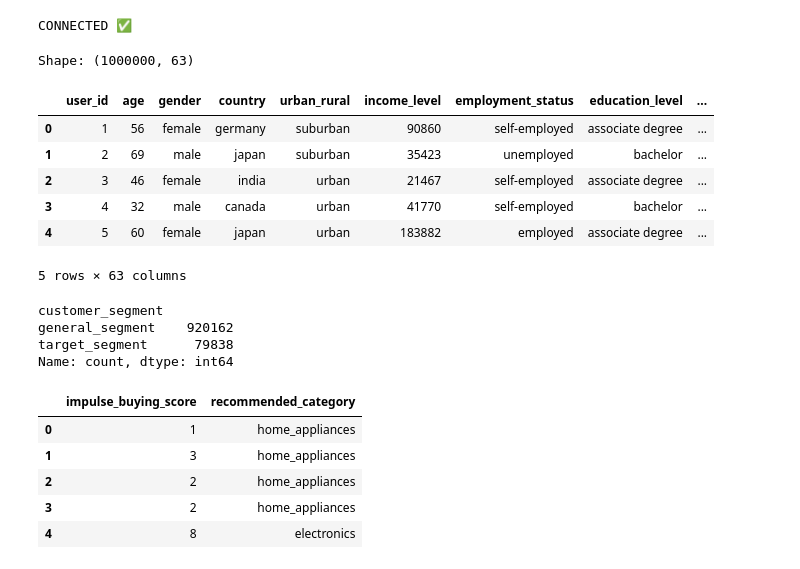
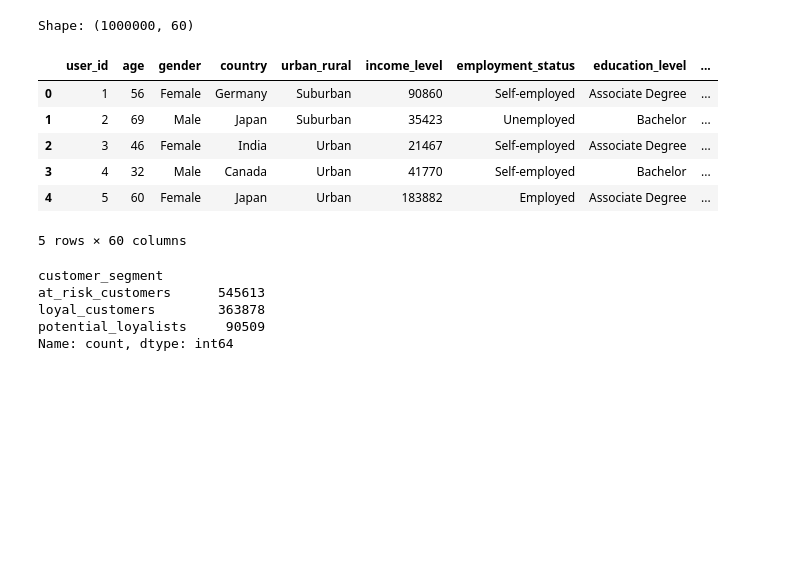
Before and after one commit to nandinisaitangella-tech/ecommerce_recommendation_project, a Jupyter notebook: notebooks/step3_segmentation_recommendation.ipynb, the cells around one changed output. Drawn from its saved outputs; the diff is of its cells as text; code cells hidden in the pictures; blank space fills up the shorter version.

Commit message:
Updated segmentation and renamed Step 4 to customer segment performance analysis

```diff
--- a/notebooks/step3_segmentation_recommendation.ipynb
+++ b/notebooks/step3_segmentation_recommendation.ipynb
@@ -5,47 +7,47 @@ import urllib.parse
 # %%
-password = urllib.parse.quote_plus("N@ndini2005")
+load_dotenv()
+
+DB_USER = os.getenv("DB_USER")
+DB_PASS = os.getenv("DB_PASS")
+DB_HOST = os.getenv("DB_HOST")
+DB_NAME = os.getenv("DB_NAME")
 
 engine = create_engine(
-    f"postgresql+psycopg2://postgres:{password}@localhost:5432/ecommerce_db"
+    f"postgresql+psycopg2://{DB_USER}:{DB_PASS}@{DB_HOST}:5432/{DB_NAME}"
 )
-
-conn = engine.connect()
-print("CONNECTED ✅")
-conn.close()
-# %% [output]
-CONNECTED ✅
 # %%
-df = pd.read_sql("SELECT * FROM customer_behavior_cleaned", engine)
+df = pd.read_sql("SELECT * FROM customer_behavior_raw", engine)
 
 print("Shape:", df.shape)
 df.head()
 # %% [output]
-Shape: (1000000, 63)
+Shape: (1000000, 60)
 |  | user_id | age | gender | country | urban_rural | income_level | employment_status | education_level | ... |
-| 0 | 1 | 56 | female | germany | suburban | 90860 | self-employed | associate degree | ... |
-| 1 | 2 | 69 | male | japan | suburban | 35423 | unemployed | bachelor | ... |
-| 2 | 3 | 46 | female | india | urban | 21467 | self-employed | associate degree | ... |
-| 3 | 4 | 32 | male | canada | urban | 41770 | self-employed | bachelor | ... |
-| 4 | 5 | 60 | female | japan | urban | 183882 | employed | associate degree | ... |
+| 0 | 1 | 56 | Female | Germany | Suburban | 90860 | Self-employed | Associate Degree | ... |
+| 1 | 2 | 69 | Male | Japan | Suburban | 35423 | Unemployed | Bachelor | ... |
+| 2 | 3 | 46 | Female | India | Urban | 21467 | Self-employed | Associate Degree | ... |
+| 3 | 4 | 32 | Male | Canada | Urban | 41770 | Self-employed | Bachelor | ... |
+| 4 | 5 | 60 | Female | Japan | Urban | 183882 | Employed | Associate Degree | ... |
-5 rows × 63 columns
+5 rows × 60 columns
 # %%
-# High engagement flag
-df["high_engagement"] = df["engagement_score"] > df["engagement_score"].median()
 
-# Customer segment logic
-df["customer_segment"] = df.apply(
-    lambda row: "target_segment"
-    if row["age_group"] == "26-35" and row["high_engagement"]
-    else "general_segment",
-    axis=1
-)
+import numpy as np
 
-df["customer_segment"].value_counts()
+impulse_median = df["impulse_buying_score"].median()
+
+conditions = [
+    df["impulse_buying_score"] > impulse_median * 1.2,
+    df["impulse_buying_score"] > impulse_median,
+    df["impulse_buying_score"] <= impulse_median
+]
+
+choices = [
+    "loyal_customers",
+    "potential_loyalists",
+    "at_risk_customers"
+]
+
+df["customer_segment"] = np.select(conditions, choices,default="general_customers")
-# %% [output]
-customer_segment
-general_segment    920162
-target_segment      79838
-Name: count, dtype: int64
 # %%
 import numpy as np
 # %%
@@ -59,9 +74,8 @@ df["recommended_category"] = np.where(
 # %%
-df[["impulse_buying_score", "recommended_category"]].head()
+df["customer_segment"].value_counts()
 # %% [output]
-|  | impulse_buying_score | recommended_category |
-| 0 | 1 | home_appliances |
-| 1 | 3 | home_appliances |
-| 2 | 2 | home_appliances |
-| 3 | 2 | home_appliances |
-| 4 | 8 | electronics |
+customer_segment
+at_risk_customers      545613
+loyal_customers        363878
+potential_loyalists     90509
+Name: count, dtype: int64
```
Also changed, not shown: parts of 15 cells of this notebook, 10 other files.
